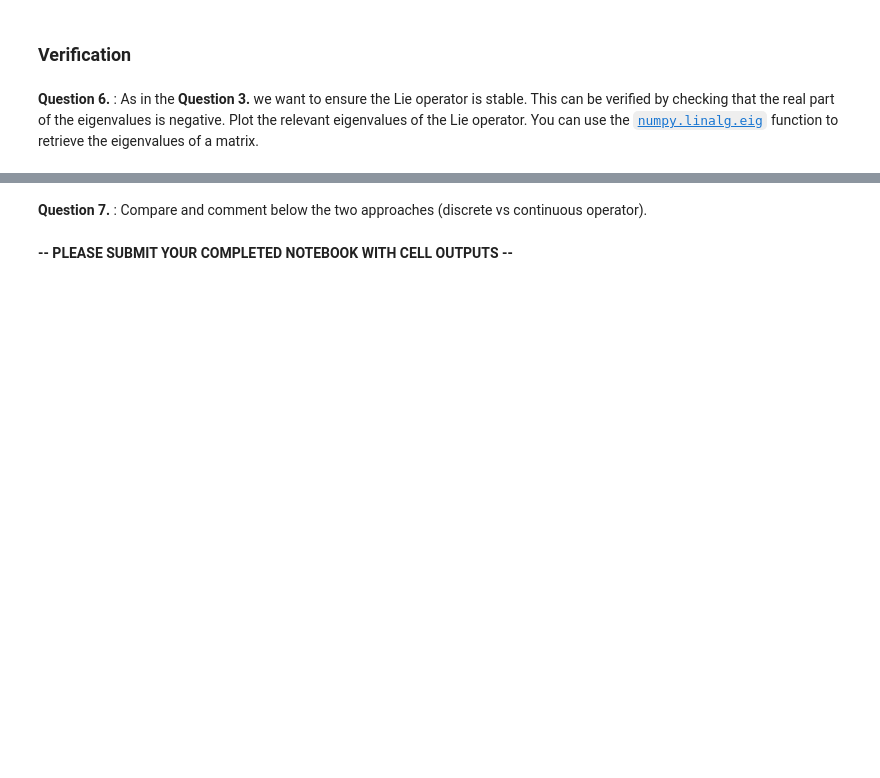
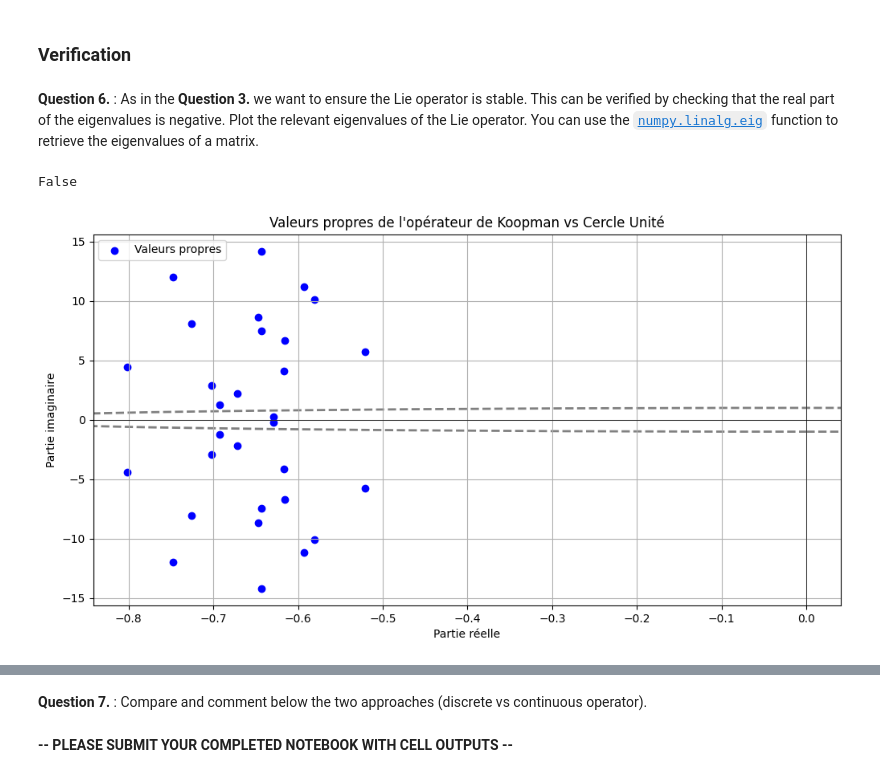
Before and after one commit to theaudaudiffret/Advanced-Deep-Learning, a Jupyter notebook: TP5.ipynb, the cells around one changed output, grey strips where cells are left out. Saved outputs shown, nothing was run; the diff lists cells and outputs as text; code cells hidden in the pictures; blank space fills up the shorter version.

```diff
--- a/TP5.ipynb
+++ b/TP5.ipynb
@@ -957,13 +975,12 @@ def loss(tensor2d_x: torch.Tensor,
         # Koopman prediction loss in latent space
         loss_koop = criterion(tensor2d_lie_observable_next, tensor2d_jvp)
 
-        for p in autoencoder.parameters():
+        for p in autoencoder.decoder.parameters():
             p.requires_grad = True
-
         # Prediction error in phase space
         loss_phase = criterion(tensor2d_predict_x_next, tensor2d_x_next)
 
-        for p in autoencoder.parameters():
+        for p in autoencoder.decoder.parameters():
             p.requires_grad = False
         # Variational constraint on latent space (KL divergence to N(0,1))
         mean_latent = torch.mean(tensor2d_observable, dim=0)
@@ -985,7 +1002,7 @@ def loss(tensor2d_x: torch.Tensor,
 **Since trajectories are not needed**, random states can be sampled from the system manifold $x_1 \in [-2, 2]$, $x_2 \in [-2, 2]$.
 # %%
 n_batch = len(train_dataloader)
-n_epoch = 5  # To be tuned
+n_epoch = 50  # To be tuned
 
 for epoch in range(n_epoch):
     autoencoder.train()
@@ -1006,14 +1023,14 @@ for epoch in range(n_epoch):
                                     tensor2d_batch_x,
                                     tensor2d_batch_x_next,
                                     create_graph=True)
+        tensor2d_observable = tensor2d_observable.detach()
+        tensor2d_jvp = tensor2d_jvp.detach()
 
         tensor2d_decoded_x = autoencoder.decoder(tensor2d_observable)
-
         tensor2d_lie_observable_next = lie_operator(tensor2d_observable)
         tensor2d_predict_x_next = autoencoder.decoder(tensor2d_lie_observable_next)
 
-        tensor_loss_val = \
-            loss(tensor2d_x=tensor2d_batch_x,
+        tensor_loss_val = loss(tensor2d_x=tensor2d_batch_x,
                  tensor2d_x_next=tensor2d_batch_x_next,
                  tensor2d_decoded_x=tensor2d_decoded_x,
                  tensor2d_observable=tensor2d_observable,
@@ -1024,6 +1041,8 @@ for epoch in range(n_epoch):
         tensor_loss_val.backward()
         optimiser_autoencoder.step()
         optimiser_lie.step()
+
+
 
         if epoch % 1 == 0:
             total_train_loss += tensor_loss_val.item()
@@ -1072,8 +1098,38 @@ RuntimeError: Trying to backward through the graph a second time (or directly ac
 **Question 6.** : As in the **Question 3.** we want to ensure the Lie operator is stable. This can be verified by checking that the real part of the eigenvalues is negative. Plot the relevant eigenvalues of the Lie operator. You can use the [`numpy.linalg.eig`](https://numpy.org/doc/stable/reference/generated/numpy.linalg.eig.html) function to retrieve the eigenvalues of a matrix.
 # %%
 # TODO: Check the eigenvalues real part
+L = lie_operator.get_L()
+
+# Calcul des valeurs propres
+eigenvalues, _ = np.linalg.eig(L.detach().cpu().numpy())
+
+print(np.all(np.real(eigenvalues)) < 0)
+# %% [output]
+False
 # %%
 # TODO: Plot the eigenvalues
+
+#
+fig, ax = plt.subplots(figsize=(12, 6))
+
+# Cercle unité (rayon = 1)
+unit_circle = plt.Circle((0, 0), 1, color='gray', fill=False, linestyle='--', linewidth=2)
+ax.add_artist(unit_circle)
+
+# Valeurs propres du Koopman operator
+ax.scatter(eigenvalues.real, eigenvalues.imag, color='blue', marker='o', label='Valeurs propres')
+
+# Axes et titres
+ax.axhline(0, color='black', linewidth=0.5)
+ax.axvline(0, color='black', linewidth=0.5)
+ax.set_xlabel('Partie réelle')
+ax.set_ylabel('Partie imaginaire')
+ax.set_title('Valeurs propres de l\'opérateur de Koopman vs Cercle Unité')
+ax.grid(True)
+plt.legend()
+plt.show()
+# %% [output]
+[figure, added]
 # %%
 n_grid = 30
 array_x1 = np.linspace(x1_min, x1_max, n_grid, dtype=np.float32)
```
Also changed, not shown: parts of 14 cells of this notebook.
